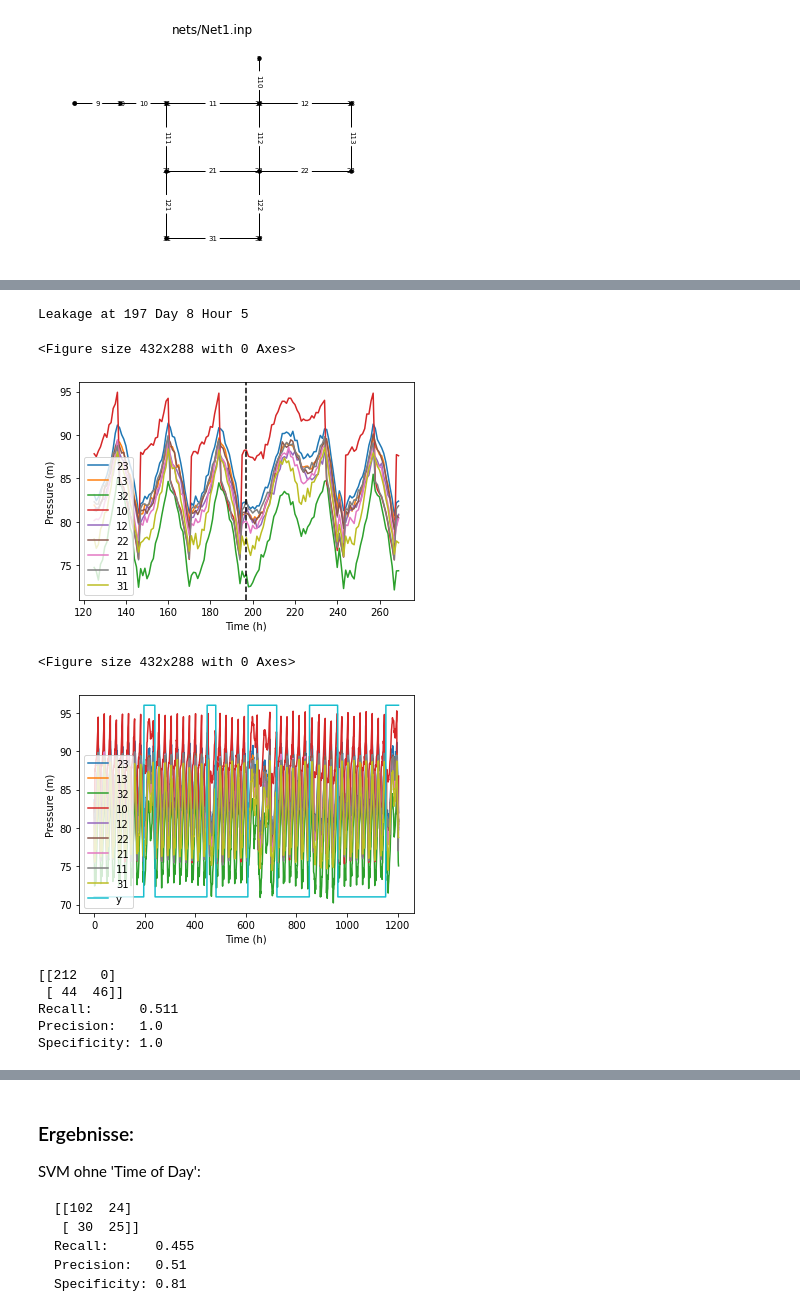
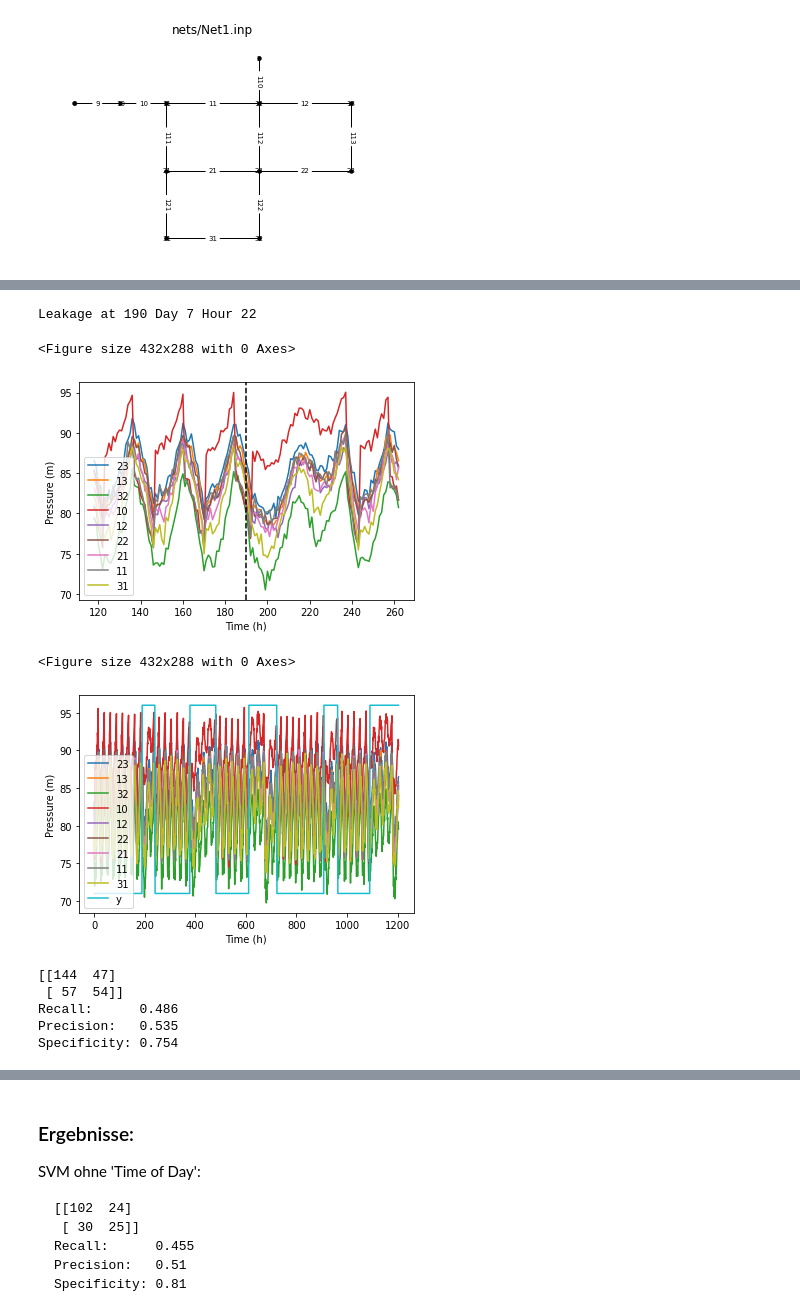
Before and after one commit to JulianBvW/BA-WDN-Leakage-Detection, a Jupyter notebook: LeakageDetection.ipynb, the cells around one changed output, grey strips where cells are left out. Drawn from its saved outputs; the diff is of its cells as text; code cells hidden in the pictures.

```diff
--- a/LeakageDetection.ipynb
+++ b/LeakageDetection.ipynb
@@ -99,6 +99,7 @@ def gen_single_data(wdn, leakage_node='', end_time=30*24, include_time=False, no
   # Features
   data = Dataloader(p, wdn.important_nodes)
   X = data.get_nodes(include_time=include_time)
+  X.reset_index(drop=True, inplace=True)
 
   return X, y
 # %%
@@ -139,14 +140,14 @@ def gen_multi_data(wdn, leakage_node='', num_sim=5, days_per_sim=10, include_tim
   X_concat.reset_index(drop=True, inplace=True)
   return X_concat, y_concat
 # %%
-X, y = gen_multi_data(wdn, '12', include_time=True, noise_strength=0.3)
+X, y = gen_multi_data(wdn, '12', include_time=False, noise_strength=0.5)
 show_data(X, y)
 # %% [output]
-Leakage at 197 Day 8 Hour 5
+Leakage at 190 Day 7 Hour 22
 <Figure size 432x288 with 0 Axes>
-[figure, old version]
+[figure, new version]
 <Figure size 432x288 with 0 Axes>
-[figure, old version]
+[figure, new version]
 # %%
 from sklearn.model_selection import train_test_split
 
@@ -170,11 +171,11 @@ print(f'Recall:      {round(recall_score(y_test, y_pred), 3)}')
 print(f'Precision:   {round(precision_score(y_test, y_pred), 3)}')
 print(f'Specificity: {round(recall_score(y_test, y_pred, pos_label=0), 3)}')
 # %% [output]
-[[212   0]
- [ 44  46]]
-Recall:      0.511
-Precision:   1.0
-Specificity: 1.0
+[[144  47]
+ [ 57  54]]
+Recall:      0.486
+Precision:   0.535
+Specificity: 0.754
 # %%
 y_pred_all = model.predict(X)
 show_data(X, y_pred_all)
```
Also changed, not shown: parts of 5 cells of this notebook.
